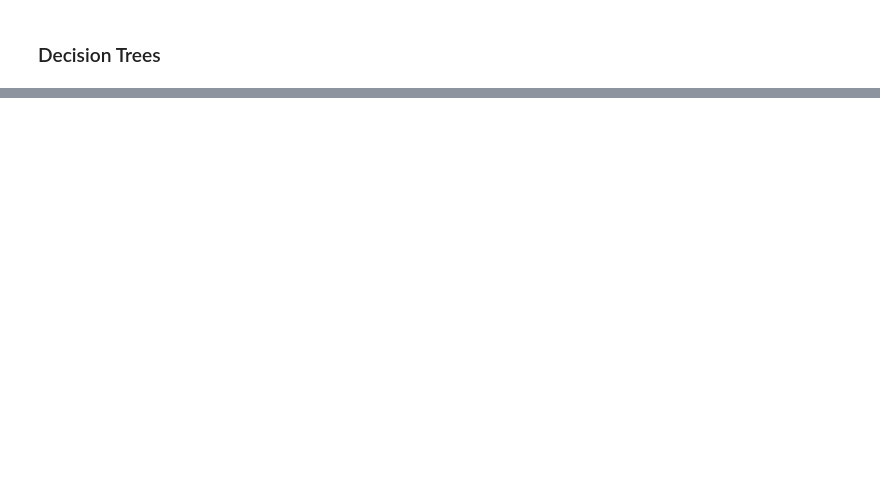
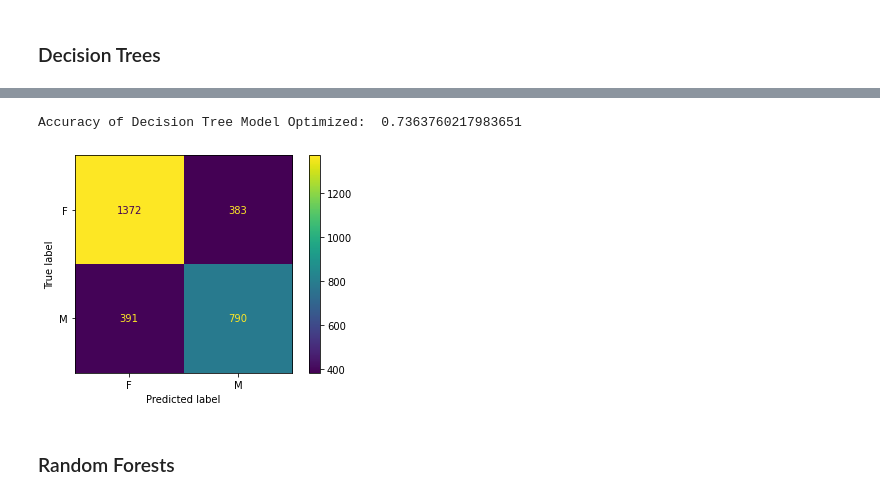
Before and after one commit to tyronfonseca/names-ml, a Jupyter notebook: names_trees.ipynb, the cells around one changed output, grey strips where cells are left out. Cells and saved outputs as stored; diff of their text form; code cells hidden in the pictures; blank space fills up the shorter version.

```diff
--- a/names_trees.ipynb
+++ b/names_trees.ipynb
@@ -73,0 +156,13 @@ history = tree_model.fit(X, y)
+# %%
+tree_model_op = DecisionTreeClassifier(max_depth=10, max_features=20)
+tree_model_op.fit(X_train, y_train)
+tree_model_pred = tree_model_op.predict(X_test)
+print('Accuracy of Decision Tree Model Optimized: ', accuracy_score(y_test, tree_model_pred))
+# %% [output]
+Accuracy of Decision Tree Model Optimized:  0.7363760217983651
+# %%
+show_confusion_matrix(tree_model_op, X_test, y_test)
+# %% [output]
+[figure, added]
+# %% [markdown]
+### Random Forests
```
Also changed, not shown: parts of 41 cells of this notebook, 1 other file.
